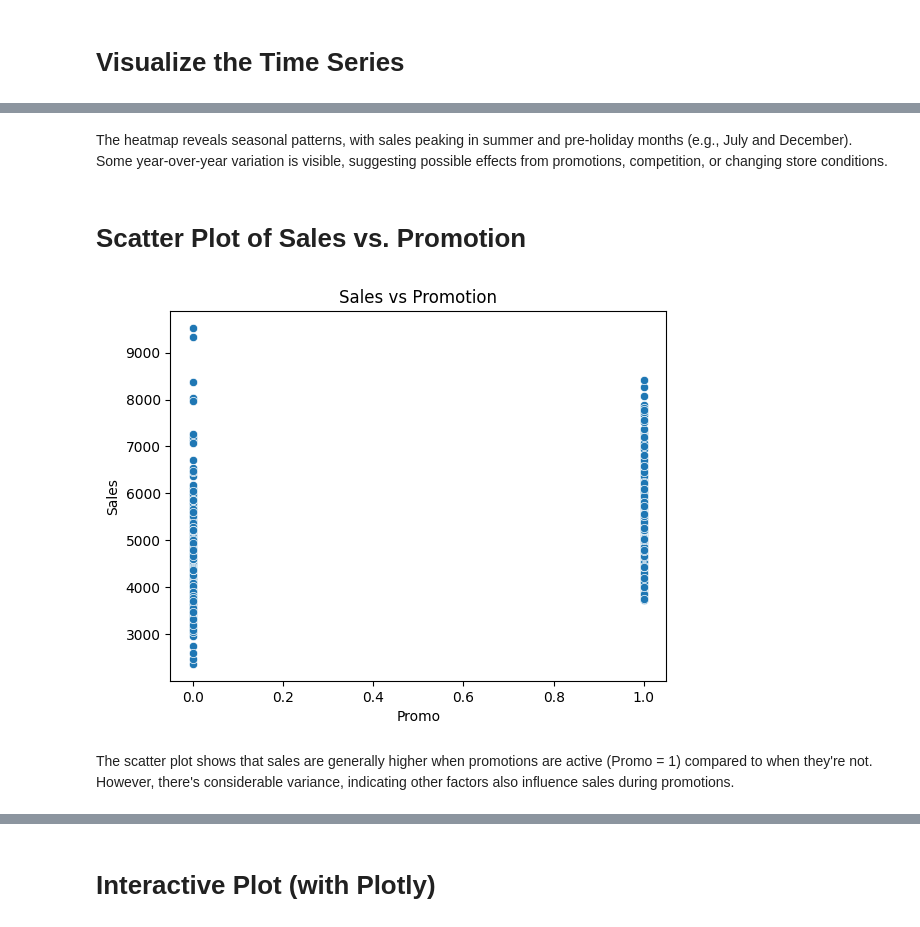
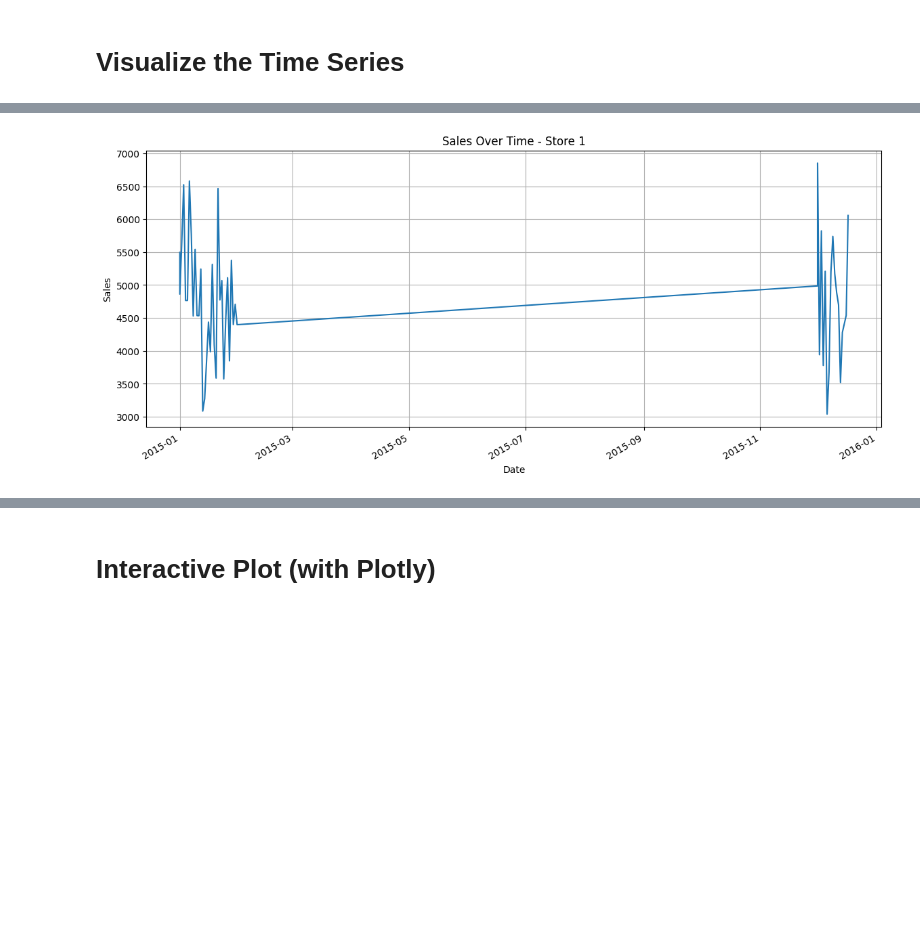
Before and after one commit to Mahak0602/Nexthikes-Project-6, a Jupyter notebook: Nexthikes_p_6_Notebook_3.ipynb, the cells around one changed output, grey strips where cells are left out. Drawn from its saved outputs; the diff is of its cells as text; code cells hidden in the pictures; blank space fills up the shorter version.

```diff
--- a/Nexthikes_p_6_Notebook_3.ipynb
+++ b/Nexthikes_p_6_Notebook_3.ipynb
@@ -66,0 +33,10 @@ Further steps like handling missing days, checking for seasonality, or promotion
+# %%
+df['Month'] = (df['Month'] * 12).round().clip(1, 12).astype(int)
+df['Day'] = (df['Day'] * 31).round().clip(1, 28).astype(int)
+df['Date'] = pd.to_datetime(dict(year=df['Year'].astype(int),
+                                 month=df['Month'],
+                                 day=df['Day']), errors='coerce')
+df.dropna(subset=['Date'], inplace=True)
+df.set_index('Date', inplace=True)
+df.sort_index(inplace=True)
+store_df = df[df['Store'] == 1]
@@ -66,0 +49,5 @@ Further steps like handling missing days, checking for seasonality, or promotion
+# %%
+# Set and clean index
+df.set_index('Date', inplace=True)
+df.index.name = 'Date'
+df = df.sort_index()
@@ -98,14 +60,14 @@ plt.show()
-# %% [markdown]
-The heatmap reveals seasonal patterns, with sales peaking in summer and pre-holiday months (e.g., July and December).
-Some year-over-year variation is visible, suggesting possible effects from promotions, competition, or changing store conditions.
-# %% [markdown]
-# Scatter Plot of Sales vs. Promotion
-# %%
-sns.scatterplot(x='Promo', y='Sales', data=df_store)
-plt.title('Sales vs Promotion')
-plt.show()
-# %% [output]
-[figure, removed]
-# %% [markdown]
-The scatter plot shows that sales are generally higher when promotions are active (Promo = 1) compared to when they're not.
-However, there's considerable variance, indicating other factors also influence sales during promotions.
+# %%
+import matplotlib.pyplot as plt
+
+# Filter for one store (e.g., Store 1)
+store_df = df[df['Store'] == 1]
+
+# Plot
+store_df['Sales'].plot(figsize=(14, 6), title='Sales Over Time - Store 1')
+plt.ylabel('Sales')
+plt.xlabel('Date')
+plt.grid()
+plt.show()
+# %% [output]
+[figure, added]
```
Also changed, not shown: parts of 69 cells of this notebook.
